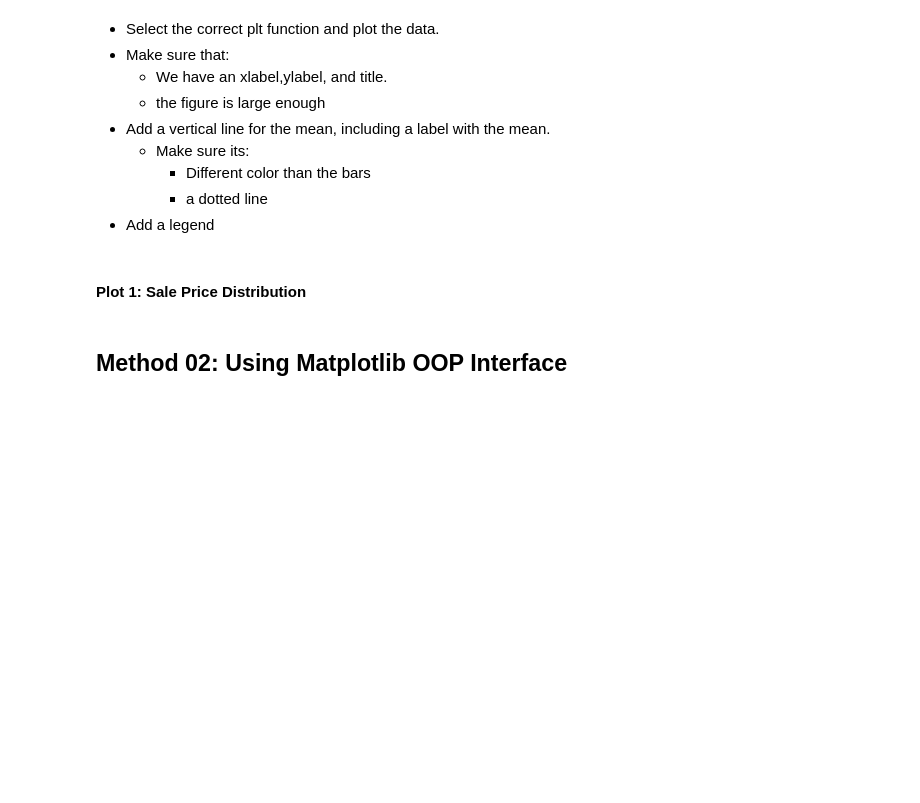
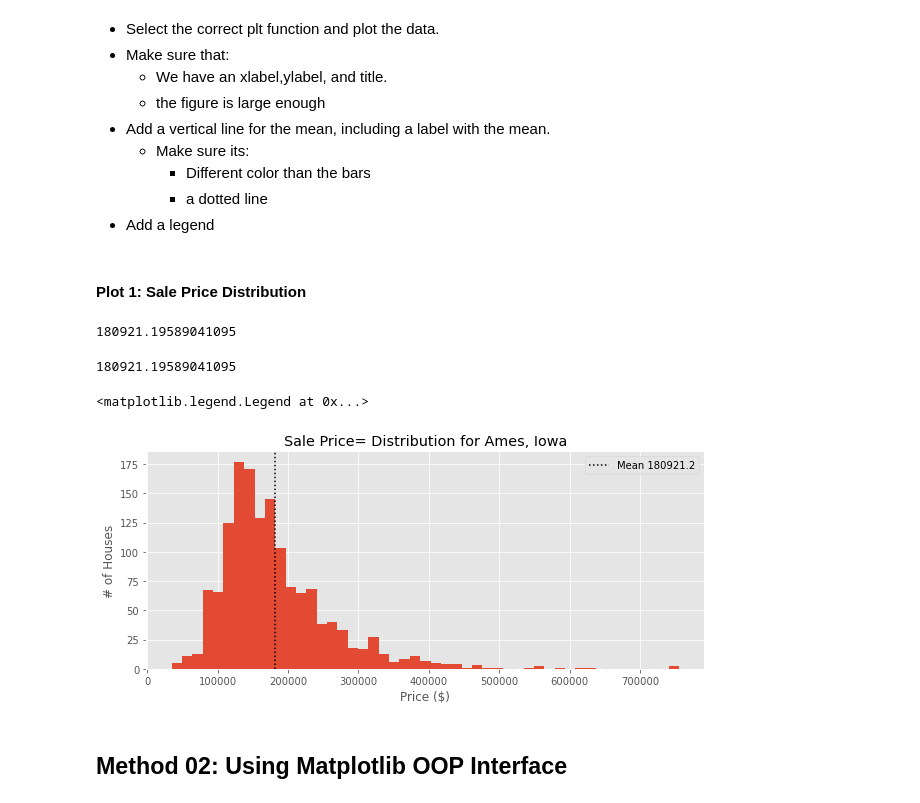
Before and after one commit to flatiron-school/ds-flex-fundamentals-of-data-visualization-2021, a Jupyter notebook: Fundamentals of Visualizations_v1_SG.ipynb, the cells around one changed output. Cells and saved outputs as stored; diff of their text form; code cells hidden in the pictures; blank space fills up the shorter version.

```diff
--- a/Fundamentals of Visualizations_v1_SG.ipynb
+++ b/Fundamentals of Visualizations_v1_SG.ipynb
@@ -87,3 +88,5 @@ print('- Package Versions:')
 print(f'\tMatplotlib = {mpl.__version__}')
 print(f'\tPandas = {pd.__version__}')
 print(f'\tSeaborn = {sns.__version__}')
+
+plt.style.use('ggplot')
@@ -150,3 +183,25 @@ df.info()
+# %%
+# plt.hist(df['SalePrice']);
+mean = df.describe()["SalePrice"]['mean']
+mean
+# %% [output]
+180921.19589041095
+# %%
+df['SalePrice'].mean()
+# %% [output]
+180921.19589041095
+# %%
+# Plot 1: Sale Price Distribution
+plt.figure(figsize=(10,4))
+plt.hist(df['SalePrice'],bins="auto");
+plt.xlabel("Price ($)")
+plt.ylabel("# of Houses")
+plt.title('Sale Price= Distribution for Ames, Iowa')
+plt.axvline(mean,color='k',ls=':',label=f"Mean {round(mean,2)}")
+plt.legend()
+# %% [output]
+<matplotlib.legend.Legend at 0x...>
+[figure, added]
 # %% [markdown]
 ## Method 02: Using Matplotlib OOP Interface
 # %% [markdown]
```
Also changed, not shown: parts of 38 cells of this notebook.
